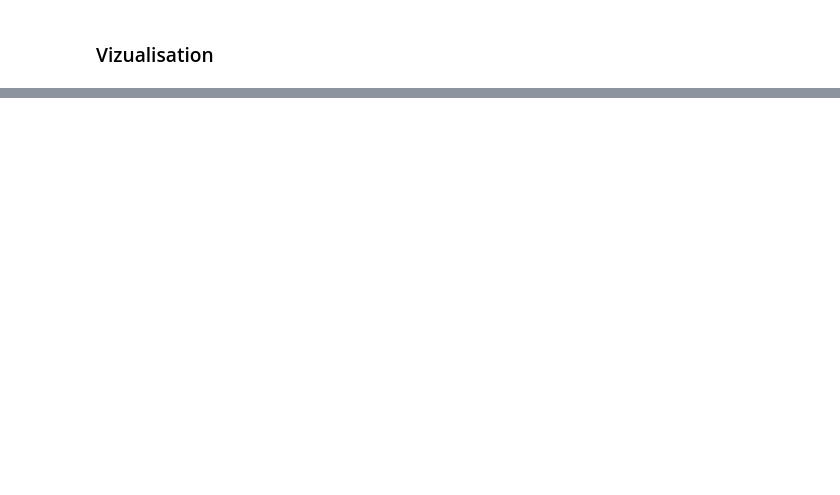
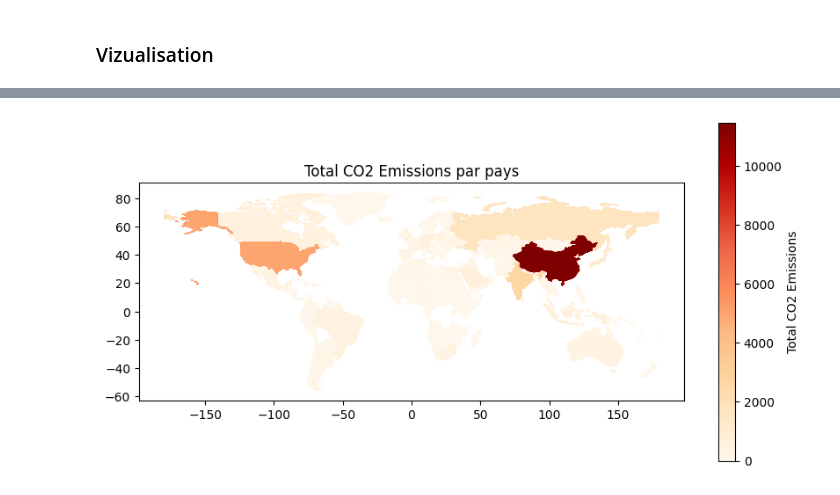
Before and after one commit to mathispappo/Carbon-Emissions-Analysis, a Jupyter notebook: notebook.ipynb, the cells around one changed output, grey strips where cells are left out. Drawn from its saved outputs; the diff is of its cells as text; code cells hidden in the pictures; blank space fills up the shorter version.

Commit message:
World map

```diff
--- a/notebook.ipynb
+++ b/notebook.ipynb
@@ -26,5 +26,8 @@ df_CO2 = df_CO2.replace(np.nan, 0)
 # Delete spaces in column names
 df_CO2.columns = df_CO2.columns.str.strip()
 
+df_CO2['Country'] = df_CO2['Country'].replace({'USA': 'United States of America'})
+df_CO2['Country'] = df_CO2['Country'].replace({'Democratic Republic of the Congo': 'Democratic Republic of Congo'})
+
 df_CO2.reset_index(drop=True, inplace=True)
 # df_CO2.head()
@@ -48,4 +34,24 @@ df_GEI.reset_index(drop=True, inplace=True)
 # %%
+# Drop columns that are not needed
+df_GEI = df_GEI_brut.drop(columns=[
+    ' Currency ',
+    ' AMA exchange rate ',
+    ' IMF based exchange rate ',
+    ' Changes in inventories ',
+    ' Other Activities (ISIC J-P) '])
+
+# Delete spaces in column names
+df_GEI.columns = df_GEI.columns.str.strip()
+
+# Delete spaces in Country names
+df_GEI['Country'] = df_GEI['Country'].str.strip()
+
+df_GEI['Country'] = df_GEI['Country'].replace({'United States': 'United States of America'})
+df_GEI['Country'] = df_GEI['Country'].replace({'D.R. of the Congo': 'Democratic Republic of Congo'})
+df_GEI['Country'] = df_GEI['Country'].replace({'Russian Federation': 'Russia'})
+
+df_GEI.reset_index(drop=True, inplace=True)
+
 # Rename columns
 df_GEI.rename(columns={
     'Agriculture, hunting, forestry, fishing (ISIC A-B)': 'Agriculture & Fishing',
@@ -66,12 +72,12 @@ df_GEI.rename(columns={
     'Gross Domestic Product (GDP)': 'GDP',
     'Total': 'Total'
 }, inplace=True)
+
+# df_GEI.head()
 # %% [markdown]
 ### Merging Datasets
 # %%
 # Merge the two dataframes on 'Country' and 'Year'
 df = df_GEI.merge(df_CO2, on=['Country', 'Year'])
 
-# Drop column Country, as we already have the ID
-df.drop(columns=['Country'], inplace=True)
-# df.head()
+df.head()
@@ -119,0 +149,18 @@ plt.show()
+# %%
+url = "https://naciscdn.org/naturalearth/110m/cultural/ne_110m_admin_0_countries.zip"
+
+gdf = gpd.read_file(url)
+
+df_world = gdf.merge(df, left_on='ADMIN', right_on='Country')
+
+fig, ax = plt.subplots(1, 1, figsize=(10, 5))
+df_world.plot(column='Total',  # La colonne utilisée pour colorer la carte
+              cmap='OrRd',          # Palette de couleurs
+              legend=True,          # Ajouter une légende
+              legend_kwds={'label': "Total CO2 Emissions"},
+              ax=ax)
+
+ax.set_title('Total CO2 Emissions par pays')
+plt.show()
+# %% [output]
+[figure, added]
```
Also changed, not shown: parts of 7 cells of this notebook.
